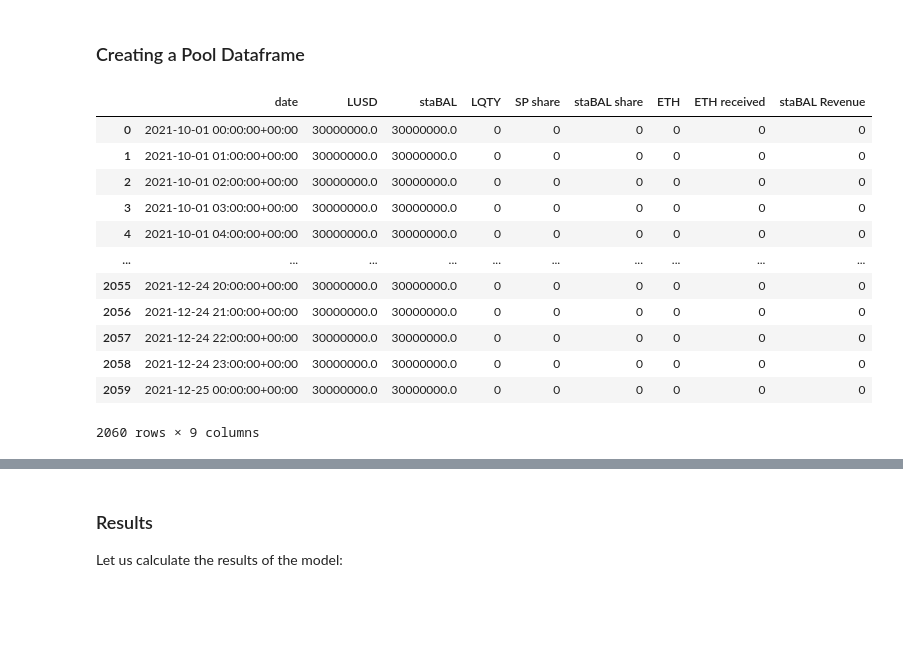
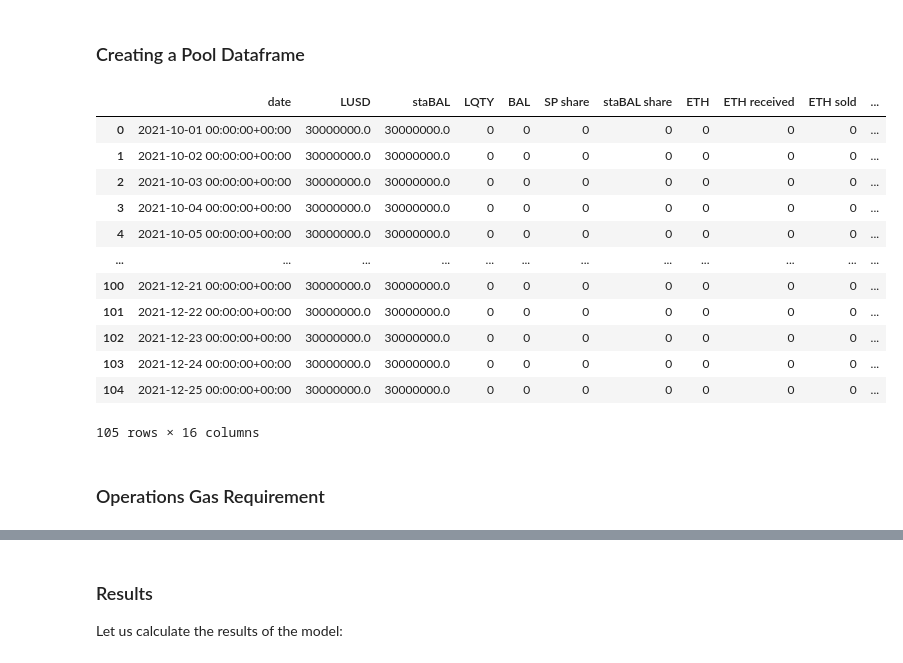
Before and after one commit to powerpool-finance/powerpool-research, a Jupyter notebook: LUSD/LUSD_staBAL v2.ipynb, the cells around one changed output, grey strips where cells are left out. Saved outputs shown, nothing was run; the diff lists cells and outputs as text; code cells hidden in the pictures; blank space fills up the shorter version.

Commit message:
LUSD update

```diff
--- a/LUSD/LUSD_staBAL v2.ipynb
+++ b/LUSD/LUSD_staBAL v2.ipynb
@@ -346,0 +333,6 @@ LQTYprice
+# %%
+Gas = pd.read_csv('./new_data/tmp/Gas Price.csv')
+Gas = Gas.rename(columns={'dt':'date', 'median_gas_price_gwei':'Gas price'})
+Gas['date'] = pd.to_datetime(Gas['date'])
+Gas['Gas price'] /= 1e9
+Gas
@@ -359,14 +402,25 @@ Data = Data.merge(ETHprice.loc[:, ['date', 'ETH price']], on='date', how='outer'
 Data = Data.merge(BALprice, on='date', how='outer')
 Data = Data.merge(LQTYprice, on='date', how='outer')
 Data = Data.merge(staBAL, on='date', how='outer')
+Data = Data.merge(Gas, on='date', how='outer')
+Data = Data.merge(Curve_Swaps, on='date', how='outer')
+Data = Data.merge(Curve_Pool, on='date', how='outer')
 
 Data = Data[(Data['date'] >= start_date) & (Data['date'] <= end_date)]
-Data = Data.sort_values(by=['date'], ignore_index=True).reset_index(drop=True).fillna(method='ffill')
+Data = Data.sort_values(by=['date'], ignore_index=True).reset_index(drop=True)#.fillna(method='ffill')
 
 #Data[['ETH price', 'BAL price', 'LQTY Price']] = Data[['ETH price', 'BAL price', 'LQTY Price']].fillna(method='ffill')
 #Data[['ETH price', 'BAL price', 'LQTY Price']] = Data[['ETH price', 'BAL price', 'LQTY Price']].fillna(method='bfill')
 #Data[Data.columns.drop(['ETH price', 'LIQ mode'])] = Data[Data.columns.drop(['ETH price', 'LIQ mode'])].fillna(method='ffill')
 
+for c in ['LUSD in SP', 'LQTY staked', 'LQTY circulating', 'LQTY total', 'ETH price', 'BAL price', 'LQTY price', 'staBAL total supply', 'Gas price', 'Curve TVL']:
+    Data[c].fillna(method='ffill', inplace=True)
+
+
+
+for c in ['staBAL rewards', 'staBAL revenues', 'Curve volume']:
+    Data[c].fillna(value=0, inplace=True)
+
 Data
 # %% [output]
 |  | date | LUSD in SP | LQTY staked | LQTY circulating | LQTY total | LIQ col | LIQ debt | LIQ price | LIQ CR | ... |
@@ -389,34 +443,41 @@ Data
 # %%
 Pool = pd.DataFrame()
     #columns = ['date', 'LUSD', 'staBAL', 'LQTY', 'ETH', 'SP share', 'ETH received', 'BAL received']
     #)
 
 Pool['date'] = Data['date']
 
-Pool.loc[:, 'LUSD'] = 30e6
-Pool.loc[:, 'staBAL'] = 30e6
-Pool.loc[:, 'LQTY'] = 0
-Pool.loc[:, 'SP share'] = 0
-Pool.loc[:, 'staBAL share'] = 0
-Pool.loc[:, 'ETH'] = 0
-Pool.loc[:, 'ETH received'] = 0
-#Pool.loc[:, 'ETH sold'] = 0
-Pool.loc[:, 'staBAL Revenue'] = 0
-#Pool.loc[:, 'staBAL Sold'] = 0
+Pool.loc[:, 'LUSD'] = 30e6 #LUSD in Pool
+Pool.loc[:, 'staBAL'] = 30e6 #staBAL in Pool (in US Dollars)
+Pool.loc[:, 'LQTY'] = 0 #LQTY Rewards collected, but not withdrawn
+Pool.loc[:, 'BAL'] = 0 #BAL Rewards collected, but not withdrawn
+Pool.loc[:, 'SP share'] = 0 #Stability Pool share
+Pool.loc[:, 'staBAL share'] = 0 #Balancer Stable Pool share
+Pool.loc[:, 'ETH'] = 0 #ETH Rewards collected, but not withdrawn
+Pool.loc[:, 'ETH received'] = 0 #ETH received at the timestamp
+Pool.loc[:, 'ETH sold'] = 0 #ETH sold at the timestamp
+Pool.loc[:, 'BAL received'] = 0 #BAL received at the timestamp
+Pool.loc[:, 'BAL sold'] = 0 #BAL sold at the timestamp
+Pool.loc[:, 'LQTY received'] = 0 #LQTY received at the timestamp
+Pool.loc[:, 'LQTY sold'] = 0 #LQTY sold at the timestamp
+Pool.loc[:, 'Gas spent'] = 0 #Amount in US Dollars payed for gas at the timestamp
+Pool.loc[:, 'LQTY reserve'] = 0
 Pool.sort_values('date', ignore_index=True, inplace=True)
 
 Pool
 # %% [output]
-|  | date | LUSD | staBAL | LQTY | SP share | staBAL share | ETH | ETH received | staBAL Revenue |
-| 0 | 2021-10-01 00:00:00+00:00 | 30000000.0 | 30000000.0 | 0 | 0 | 0 | 0 | 0 | 0 |
-| 1 | 2021-10-01 01:00:00+00:00 | 30000000.0 | 30000000.0 | 0 | 0 | 0 | 0 | 0 | 0 |
-| 2 | 2021-10-01 02:00:00+00:00 | 30000000.0 | 30000000.0 | 0 | 0 | 0 | 0 | 0 | 0 |
-| 3 | 2021-10-01 03:00:00+00:00 | 30000000.0 | 30000000.0 | 0 | 0 | 0 | 0 | 0 | 0 |
-| 4 | 2021-10-01 04:00:00+00:00 | 30000000.0 | 30000000.0 | 0 | 0 | 0 | 0 | 0 | 0 |
-| ... | ... | ... | ... | ... | ... | ... | ... | ... | ... |
-| 2055 | 2021-12-24 20:00:00+00:00 | 30000000.0 | 30000000.0 | 0 | 0 | 0 | 0 | 0 | 0 |
-| 2056 | 2021-12-24 21:00:00+00:00 | 30000000.0 | 30000000.0 | 0 | 0 | 0 | 0 | 0 | 0 |
-| 2057 | 2021-12-24 22:00:00+00:00 | 30000000.0 | 30000000.0 | 0 | 0 | 0 | 0 | 0 | 0 |
-| 2058 | 2021-12-24 23:00:00+00:00 | 30000000.0 | 30000000.0 | 0 | 0 | 0 | 0 | 0 | 0 |
-| 2059 | 2021-12-25 00:00:00+00:00 | 30000000.0 | 30000000.0 | 0 | 0 | 0 | 0 | 0 | 0 |
+|  | date | LUSD | staBAL | LQTY | BAL | SP share | staBAL share | ETH | ETH received | ETH sold | ... |
+| 0 | 2021-10-01 00:00:00+00:00 | 30000000.0 | 30000000.0 | 0 | 0 | 0 | 0 | 0 | 0 | 0 | ... |
+| 1 | 2021-10-02 00:00:00+00:00 | 30000000.0 | 30000000.0 | 0 | 0 | 0 | 0 | 0 | 0 | 0 | ... |
+| 2 | 2021-10-03 00:00:00+00:00 | 30000000.0 | 30000000.0 | 0 | 0 | 0 | 0 | 0 | 0 | 0 | ... |
+| 3 | 2021-10-04 00:00:00+00:00 | 30000000.0 | 30000000.0 | 0 | 0 | 0 | 0 | 0 | 0 | 0 | ... |
+| 4 | 2021-10-05 00:00:00+00:00 | 30000000.0 | 30000000.0 | 0 | 0 | 0 | 0 | 0 | 0 | 0 | ... |
+| ... | ... | ... | ... | ... | ... | ... | ... | ... | ... | ... | ... |
+| 100 | 2021-12-21 00:00:00+00:00 | 30000000.0 | 30000000.0 | 0 | 0 | 0 | 0 | 0 | 0 | 0 | ... |
+| 101 | 2021-12-22 00:00:00+00:00 | 30000000.0 | 30000000.0 | 0 | 0 | 0 | 0 | 0 | 0 | 0 | ... |
+| 102 | 2021-12-23 00:00:00+00:00 | 30000000.0 | 30000000.0 | 0 | 0 | 0 | 0 | 0 | 0 | 0 | ... |
+| 103 | 2021-12-24 00:00:00+00:00 | 30000000.0 | 30000000.0 | 0 | 0 | 0 | 0 | 0 | 0 | 0 | ... |
+| 104 | 2021-12-25 00:00:00+00:00 | 30000000.0 | 30000000.0 | 0 | 0 | 0 | 0 | 0 | 0 | 0 | ... |
-2060 rows × 9 columns
+105 rows × 16 columns
+# %% [markdown]
+### Operations Gas Requirement
```
Also changed, not shown: parts of 30 cells of this notebook, 9 other files.
